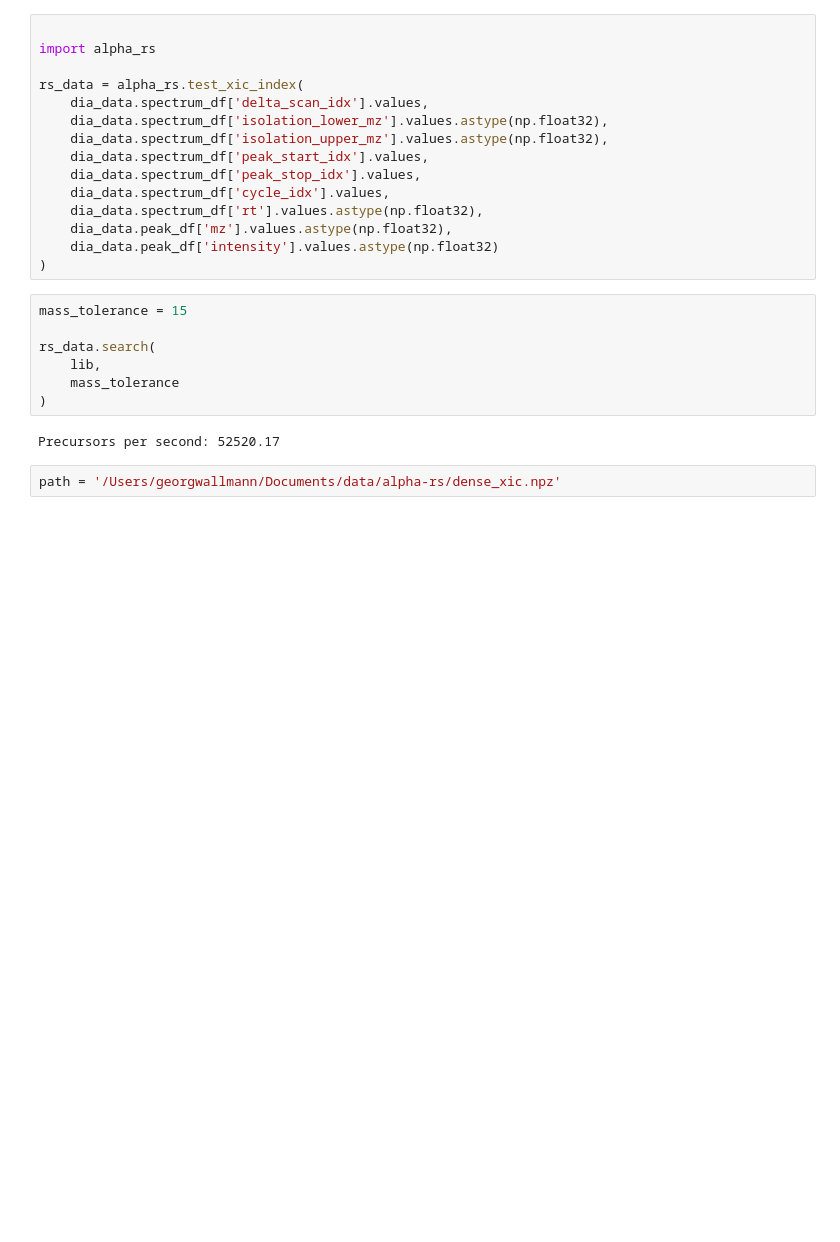
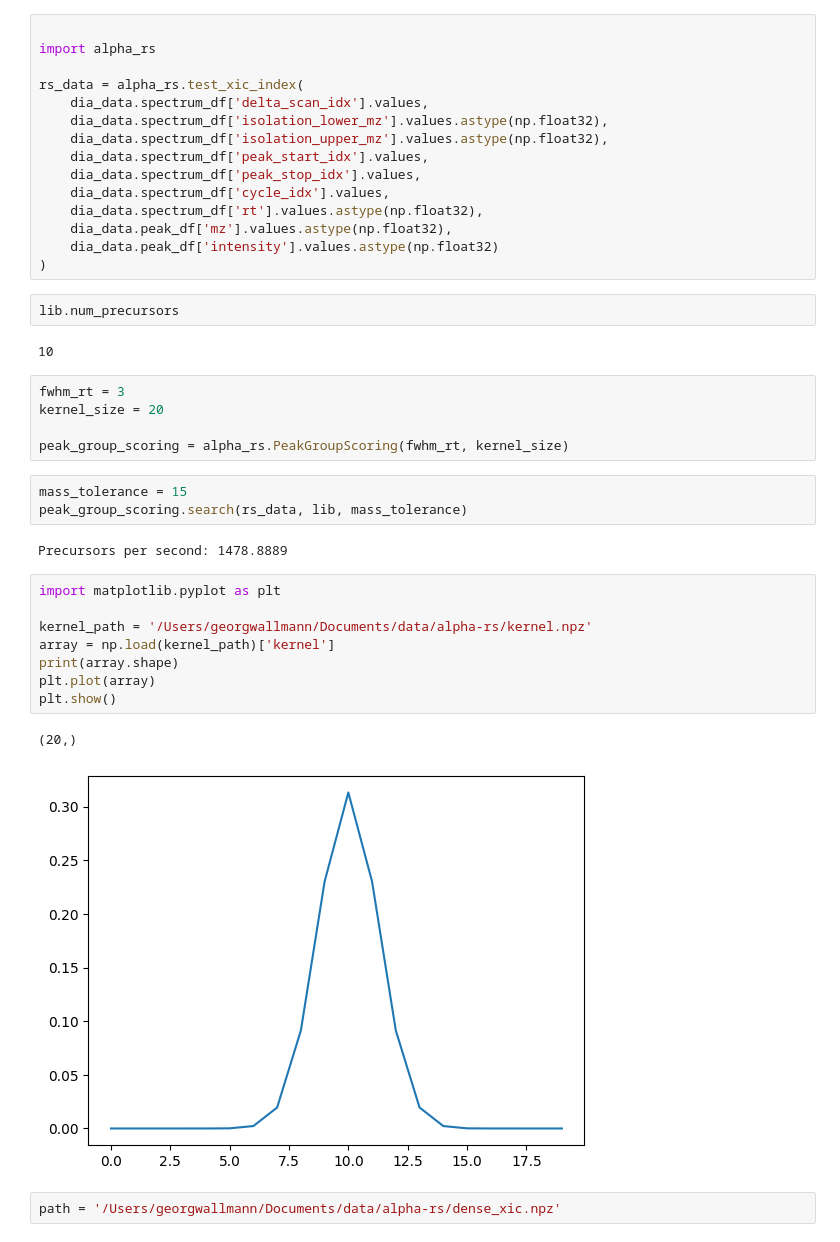
Before and after one commit to MannLabs/alphadia-search-rs, a Jupyter notebook: scripts/alpharaw.ipynb, the cells around one changed output. Drawn from its saved outputs; the diff is of its cells as text; blank space fills up the shorter version.

```diff
--- a/scripts/alpharaw.ipynb
+++ b/scripts/alpharaw.ipynb
@@ -79,15 +81,31 @@ rs_data = alpha_rs.test_xic_index(
     dia_data.peak_df['mz'].values.astype(np.float32),
     dia_data.peak_df['intensity'].values.astype(np.float32)
 )
+# %%
+lib.num_precursors
+# %% [output]
+10
+# %%
+fwhm_rt = 3
+kernel_size = 20
+
+peak_group_scoring = alpha_rs.PeakGroupScoring(fwhm_rt, kernel_size)
 # %%
 mass_tolerance = 15
-
-rs_data.search(
-    lib,
-    mass_tolerance
-)
+peak_group_scoring.search(rs_data, lib, mass_tolerance)
 # %% [output]
-Precursors per second: 52520.17
+Precursors per second: 1478.8889
+# %%
+import matplotlib.pyplot as plt
+
+kernel_path = '/Users/georgwallmann/Documents/data/alpha-rs/kernel.npz'
+array = np.load(kernel_path)['kernel']
+print(array.shape)
+plt.plot(array)
+plt.show()
+# %% [output]
+(20,)
+[figure, added]
 # %%
 path = '/Users/georgwallmann/Documents/data/alpha-rs/dense_xic.npz'
 # %%
```
Also changed, not shown: parts of 4 cells of this notebook, 14 other files.
